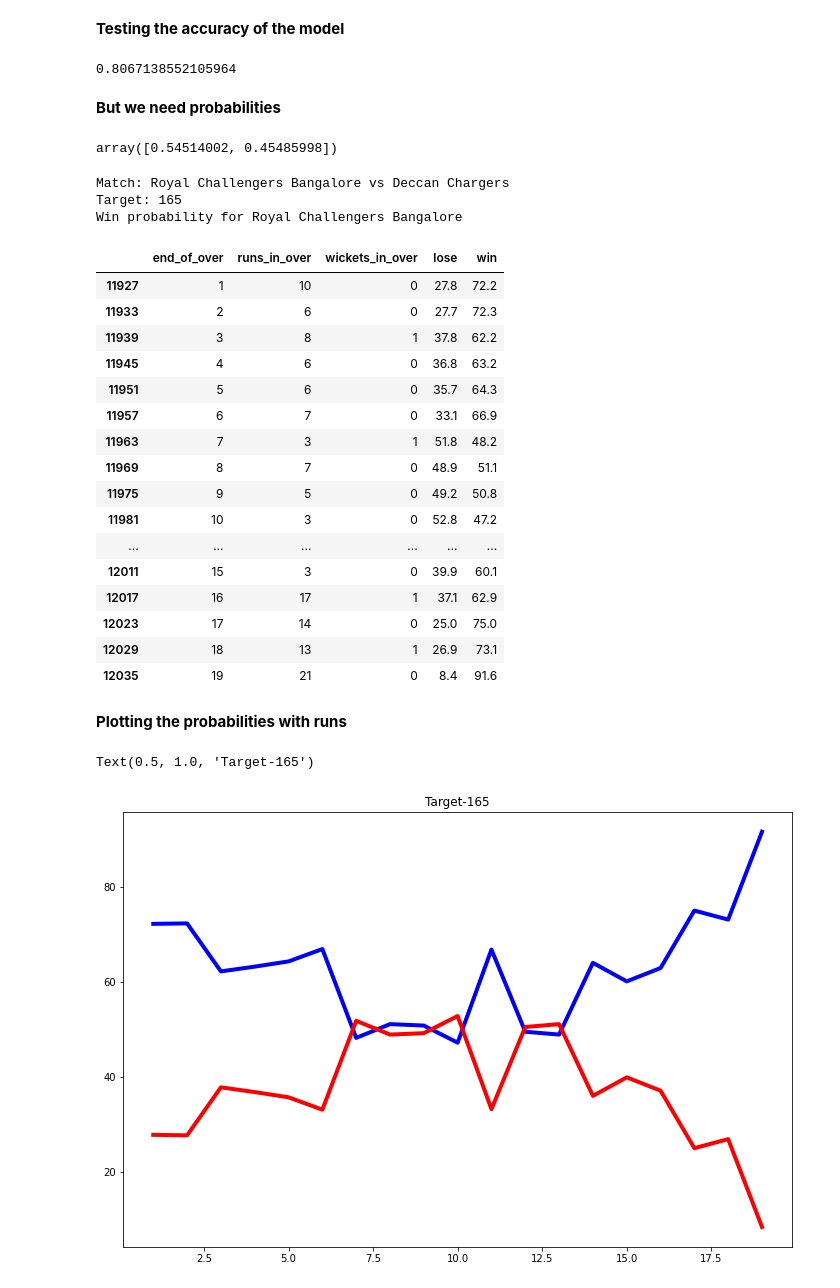
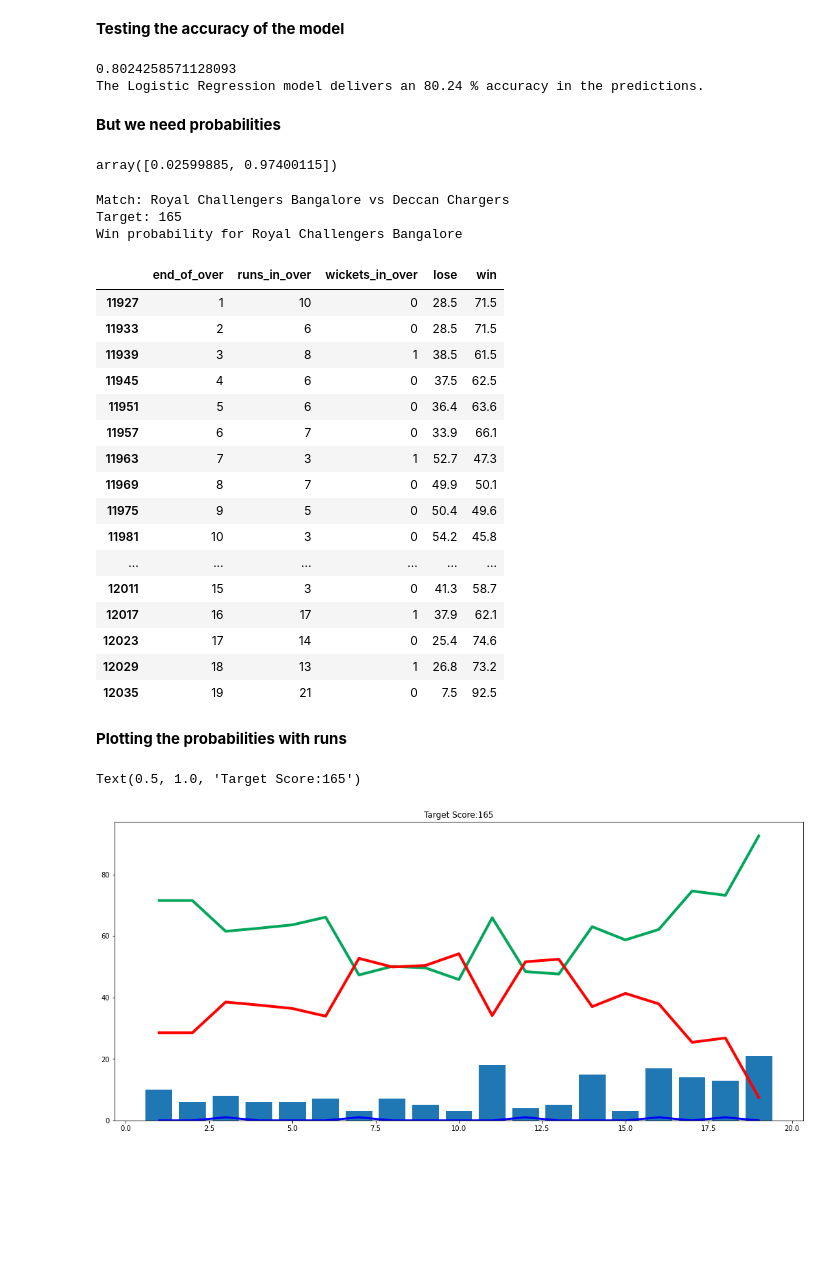
Before and after one commit to Jalpeshv/IPL-Analysis, a Jupyter notebook: IPL_Data_Analysis_Win_Prediction.ipynb, the cells around one changed output. Drawn from its saved outputs; the diff is of its cells as text; code cells hidden in the pictures; blank space fills up the shorter version.

Commit message:
Updated graph

```diff
--- a/IPL_Data_Analysis_Win_Prediction.ipynb
+++ b/IPL_Data_Analysis_Win_Prediction.ipynb
@@ -236,3 +240,6 @@ match_df = match_df[match_df['dl_applied'] == 0]
 match_df.shape
 # %% [output]
 (626, 20)
+# %%
+## Filtering matches that doesn't have any result
+match_df = match_df[match_df['result'] != 'no result']
@@ -513,18 +558,21 @@ Pipeline(steps=[('step1',
 y_pred = model_pipe.predict(X_test)
 # %% [markdown]
 **Testing the accuracy of the model**
-# %%
-from sklearn.metrics import accuracy_score
-
-accuracy_score(y_test, y_pred)
-# %% [output]
-0.8067138552105964
+# %%
+from sklearn.metrics import accuracy_score
+print(accuracy_score(y_test, y_pred))
+print("The Logistic Regression model delivers an {} % accuracy in the predictions.".format(round((accuracy_score(y_test, y_pred)*100),2)))
+
+#model_pipe.score(X_test,y_test)
+# %% [output]
+0.8024258571128093
+The Logistic Regression model delivers an 80.24 % accuracy in the predictions.
 # %% [markdown]
 **But we need probabilities**
 # %%
 model_pipe.predict_proba(X_test)[10]
 # %% [output]
-array([0.54514002, 0.45485998])
+array([0.02599885, 0.97400115])
 # %%
 def win_prob_calc(match_data, match_id, model):
     """
@@ -594,37 +642,34 @@ Match: Royal Challengers Bangalore vs Deccan Chargers
 Target: 165
 Win probability for Royal Challengers Bangalore
 |  | end_of_over | runs_in_over | wickets_in_over | lose | win |
-| 11927 | 1 | 10 | 0 | 27.8 | 72.2 |
-| 11933 | 2 | 6 | 0 | 27.7 | 72.3 |
-| 11939 | 3 | 8 | 1 | 37.8 | 62.2 |
-| 11945 | 4 | 6 | 0 | 36.8 | 63.2 |
-| 11951 | 5 | 6 | 0 | 35.7 | 64.3 |
-| 11957 | 6 | 7 | 0 | 33.1 | 66.9 |
-| 11963 | 7 | 3 | 1 | 51.8 | 48.2 |
-| 11969 | 8 | 7 | 0 | 48.9 | 51.1 |
-| 11975 | 9 | 5 | 0 | 49.2 | 50.8 |
-| 11981 | 10 | 3 | 0 | 52.8 | 47.2 |
+| 11927 | 1 | 10 | 0 | 28.5 | 71.5 |
+| 11933 | 2 | 6 | 0 | 28.5 | 71.5 |
+| 11939 | 3 | 8 | 1 | 38.5 | 61.5 |
+| 11945 | 4 | 6 | 0 | 37.5 | 62.5 |
+| 11951 | 5 | 6 | 0 | 36.4 | 63.6 |
+| 11957 | 6 | 7 | 0 | 33.9 | 66.1 |
+| 11963 | 7 | 3 | 1 | 52.7 | 47.3 |
+| 11969 | 8 | 7 | 0 | 49.9 | 50.1 |
+| 11975 | 9 | 5 | 0 | 50.4 | 49.6 |
+| 11981 | 10 | 3 | 0 | 54.2 | 45.8 |
 | ... | ... | ... | ... | ... | ... |
-| 12011 | 15 | 3 | 0 | 39.9 | 60.1 |
-| 12017 | 16 | 17 | 1 | 37.1 | 62.9 |
-| 12023 | 17 | 14 | 0 | 25.0 | 75.0 |
-| 12029 | 18 | 13 | 1 | 26.9 | 73.1 |
-| 12035 | 19 | 21 | 0 | 8.4 | 91.6 |
+| 12011 | 15 | 3 | 0 | 41.3 | 58.7 |
+| 12017 | 16 | 17 | 1 | 37.9 | 62.1 |
+| 12023 | 17 | 14 | 0 | 25.4 | 74.6 |
+| 12029 | 18 | 13 | 1 | 26.8 | 73.2 |
+| 12035 | 19 | 21 | 0 | 7.5 | 92.5 |
 # %% [markdown]
 **Plotting the probabilities with runs**
 # %%
-import matplotlib.pyplot as plt
+#plot for the match
+#mark legend red lose prob green win prob
 
-plt.figure(figsize=(12,8))
-
-## plot win probabilities
-plt.plot(out_df['end_of_over'],out_df['win'],color='blue',linewidth=4)
-
-## plot losing probabilities
+plt.figure(figsize=(18,8))
+plt.plot(out_df['end_of_over'],out_df['wickets_in_over'],color='blue',linewidth=3)
+plt.plot(out_df['end_of_over'],out_df['win'],color='#00a65a',linewidth=4)
 plt.plot(out_df['end_of_over'],out_df['lose'],color='red',linewidth=4)
-
-# plt.bar(temp_df['end_of_over'],temp_df['runs_in_over'])
-plt.title('Target-' + str(target))
+plt.bar(out_df['end_of_over'],out_df['runs_in_over'])
+plt.title('Target Score:' + str(target))
 # %% [output]
-Text(0.5, 1.0, 'Target-165')
+Text(0.5, 1.0, 'Target Score:165')
-[figure, old version]
+[figure, new version]
```
Also changed, not shown: parts of 15 cells of this notebook.
